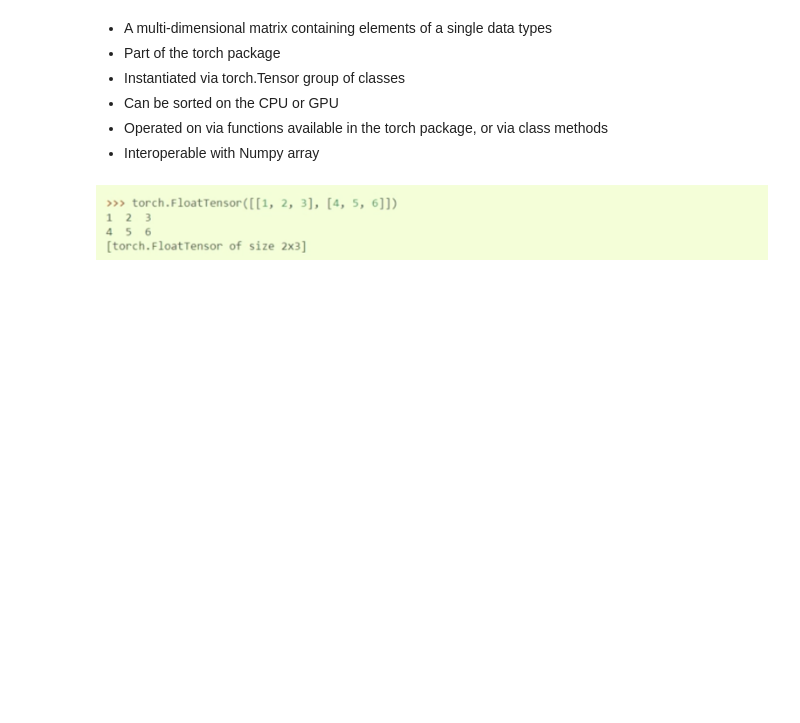
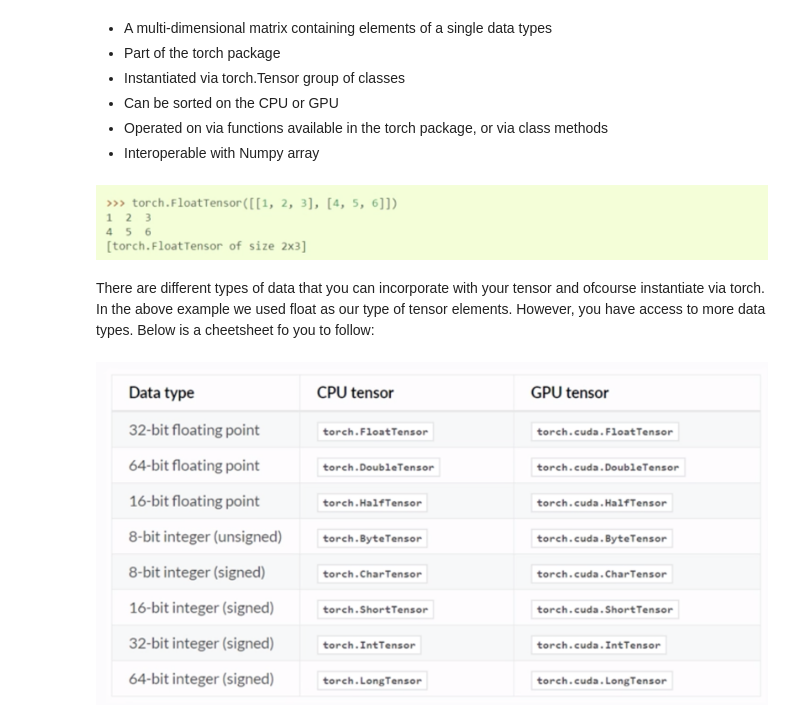
Before and after one commit to saman-rahbar/deep_learning_with_pytorch, a Jupyter notebook: Tensors and Variables - Intro.ipynb, the cells around one changed output. Cells and saved outputs as stored; diff of their text form; code cells hidden in the pictures; blank space fills up the shorter version.

Commit message:
Info on tensor in torch

```diff
--- a/Tensors and Variables - Intro.ipynb
+++ b/Tensors and Variables - Intro.ipynb
@@ -27,3 +27,9 @@ Image("Concepts.png")
 Image("example_1.png")
 # %% [output]
 [figure]
+# %% [markdown]
+There are different types of data that you can incorporate with your tensor and ofcourse instantiate via torch. In the above example we used float as our type of tensor elements. However, you have access to more data types. Below is a cheetsheet fo you to follow:
+# %%
+Image("torch_tensor_data_types.png")
+# %% [output]
+[figure, added]
```
Also changed, not shown: 1 other file.
